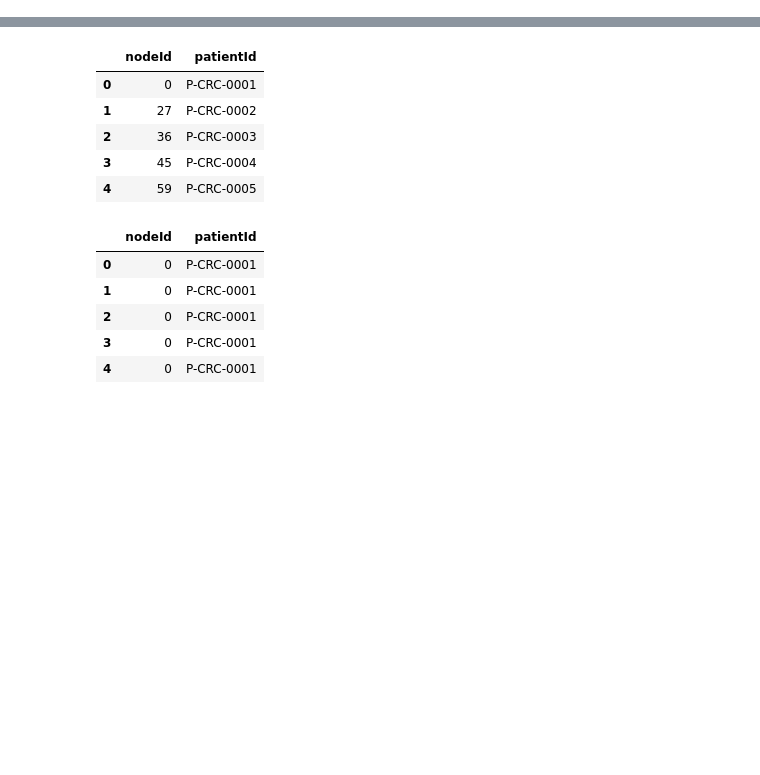
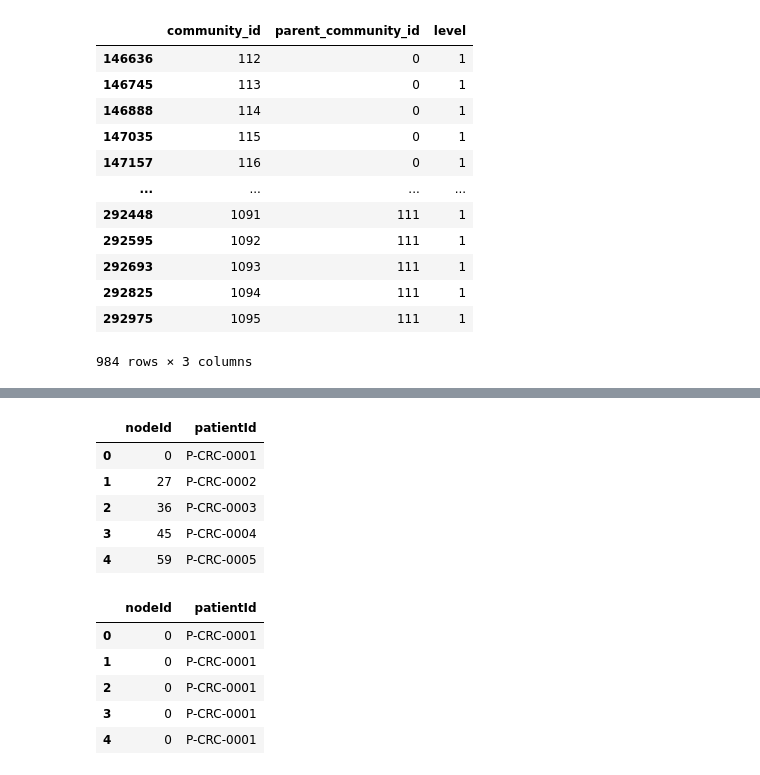
Before and after one commit to MahikaJaguste/msc-thesis, a Jupyter notebook: community/cdlib-analysis.ipynb, the cells around one changed output, grey strips where cells are left out. Cells and saved outputs as stored; diff of their text form; code cells hidden in the pictures; blank space fills up the shorter version.

```diff
--- a/community/cdlib-analysis.ipynb
+++ b/community/cdlib-analysis.ipynb
@@ -119,0 +188,16 @@ Merged metrics saved to ../data/thesis/trial/merged_metrics.csv
+# %%
+parents_df[parents_df['level'] == 1]
+# %% [output]
+|  | community_id | parent_community_id | level |
+| 146636 | 112 | 0 | 1 |
+| 146745 | 113 | 0 | 1 |
+| 146888 | 114 | 0 | 1 |
+| 147035 | 115 | 0 | 1 |
+| 147157 | 116 | 0 | 1 |
+| ... | ... | ... | ... |
+| 292448 | 1091 | 111 | 1 |
+| 292595 | 1092 | 111 | 1 |
+| 292693 | 1093 | 111 | 1 |
+| 292825 | 1094 | 111 | 1 |
+| 292975 | 1095 | 111 | 1 |
+984 rows × 3 columns
```
Also changed, not shown: parts of 11 cells of this notebook, 2 other files.
